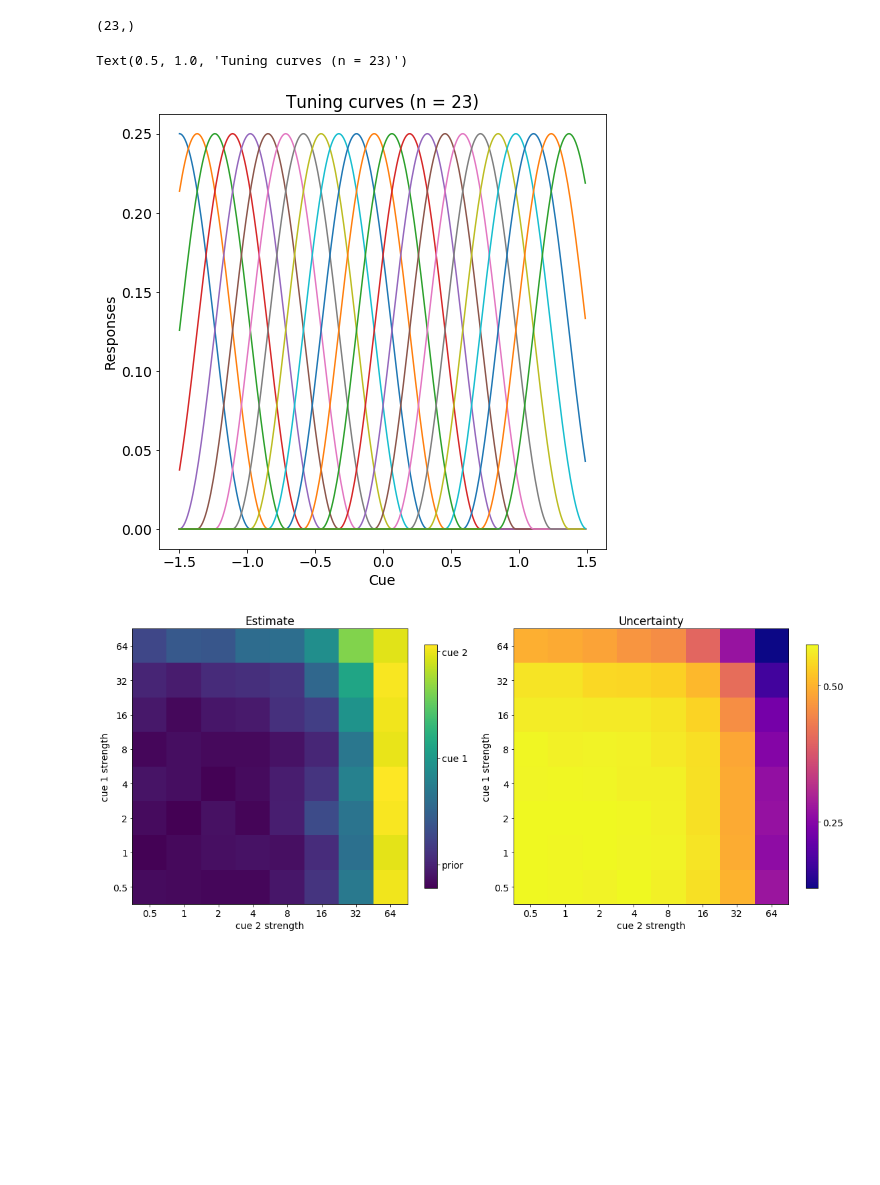
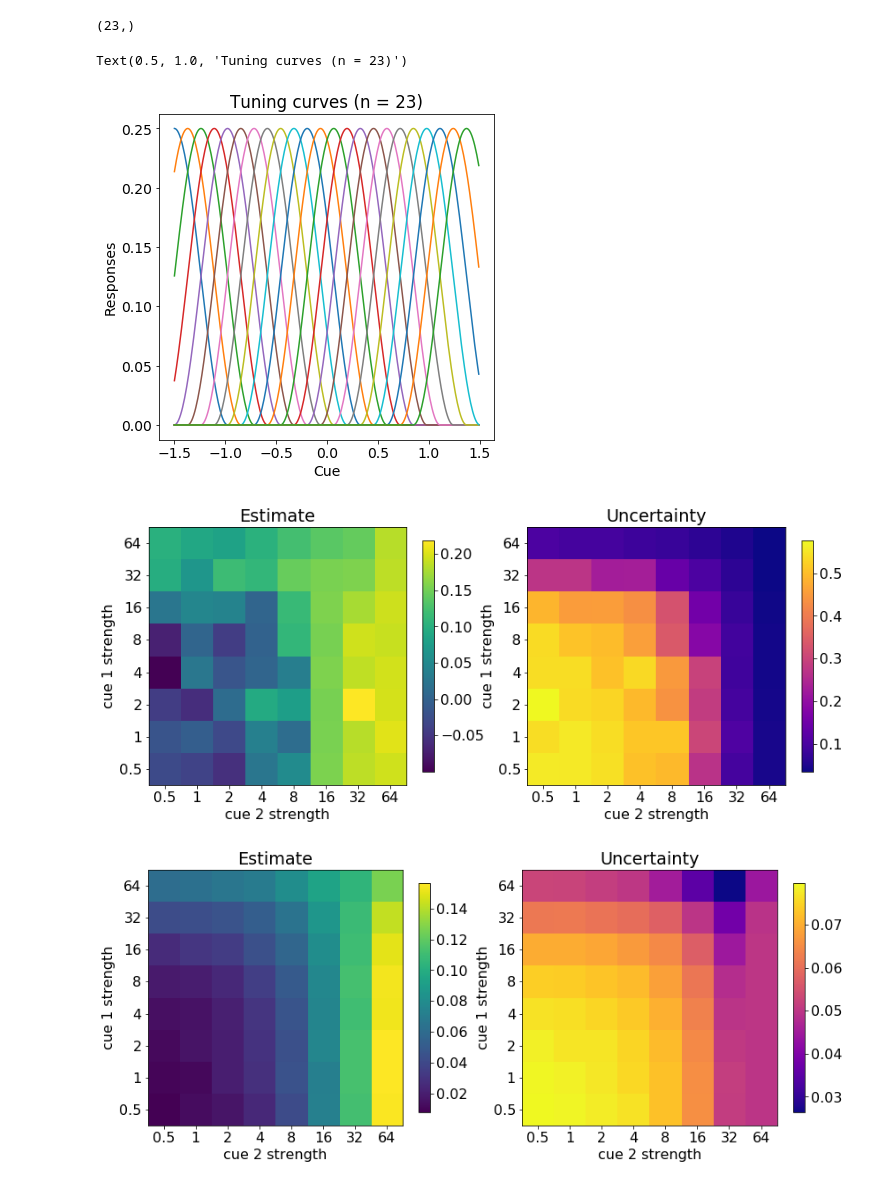
Before and after one commit to gongziyida/Modeling-Neural-Plasticity-with-Multisensory-Braitenberg-Vehicles, a Jupyter notebook: initial materials/cue_combination.ipynb, the cells around one changed output. Cells and saved outputs as stored; diff of their text form; code cells hidden in the pictures; blank space fills up the shorter version.

```diff
--- a/initial materials/cue_combination.ipynb
+++ b/initial materials/cue_combination.ipynb
@@ -81,20 +60,21 @@ def sim(yhat, a, l, sig, g, cues):
         y2[np.argwhere(y2 < 0)] = 0
     return y2
 # %%
+plt.rcParams.update({'font.size': 14})
 fig, ax = plt.subplots(1)
-fig.set_size_inches(8, 8)
+fig.set_size_inches(6, 6)
 for i in range(23):
     s = np.arange(-1.5, 1.5, 0.01)
     x = np.zeros(s.shape)
     for (j,), cue in np.ndenumerate(s):
         x[j] = tuning_single(cue, width, i)
     ax.plot(s, x)
 ax.set_xlabel('Cue')
 ax.set_ylabel('Responses')
 ax.set_title('Tuning curves (n = {})'.format(n))
 # %% [output]
 Text(0.5, 1.0, 'Tuning curves (n = 23)')
-[figure, old version]
+[figure, new version]
 # %%
 ss = np.arange(-1, 1, 0.1)
 yhat = tuning(0, width)
@@ -123,25 +122,20 @@ def estimate(g):
 # %%
+a = 1
+l = 0.1
 est = np.zeros([8, 8])
 unc = np.zeros([8, 8])
 for i, j in product(range(8), repeat = 2):
     est[i, j], unc[i, j] = estimate((0.5 * 2**i, 0.5 * 2**j))
+show_response(est, unc)
+# %% [output]
+[figure, added]
-# %%
-fig, ax = plt.subplots(1, 2)
-fig.set_size_inches(16, 8)
-fig.tight_layout()
-im = ax[0].imshow(est, cmap='viridis')
-ax[0].set_title('Estimate')
-fig.colorbar(im, ax=ax[0], ticks=[-0.03, 0.07, 0.17], shrink=0.7).ax.set_yticklabels(['prior', 'cue 1', 'cue 2'])
-
-im = ax[1].imshow(unc, cmap='plasma')
-ax[1].set_title('Uncertainty')
-fig.colorbar(im, ax=ax[1],  ticks=[0.25, 0.5], shrink=0.7)
-
-for i in (0, 1):
-    ax[i].set_xticklabels(['', '0.5', '1', '2', '4', '8', '16', '32', '64'])
-    ax[i].set_yticklabels(['', '0.5', '1', '2', '4', '8', '16', '32', '64'])
-    ax[i].set_xlabel('cue 2 strength')
-    ax[i].set_ylabel('cue 1 strength')
-    ax[i].invert_yaxis()
-# %% [output]
-[figure, removed]
+# %%
+a = 1
+l = 0.001
+est = np.zeros([8, 8])
+unc = np.zeros([8, 8])
+for i, j in product(range(8), repeat = 2):
+    est[i, j], unc[i, j] = estimate((0.5 * 2**i, 0.5 * 2**j))
+show_response(est, unc)
+# %% [output]
+[figure, added]
```
Also changed, not shown: parts of 6 cells of this notebook, 2 other files.
